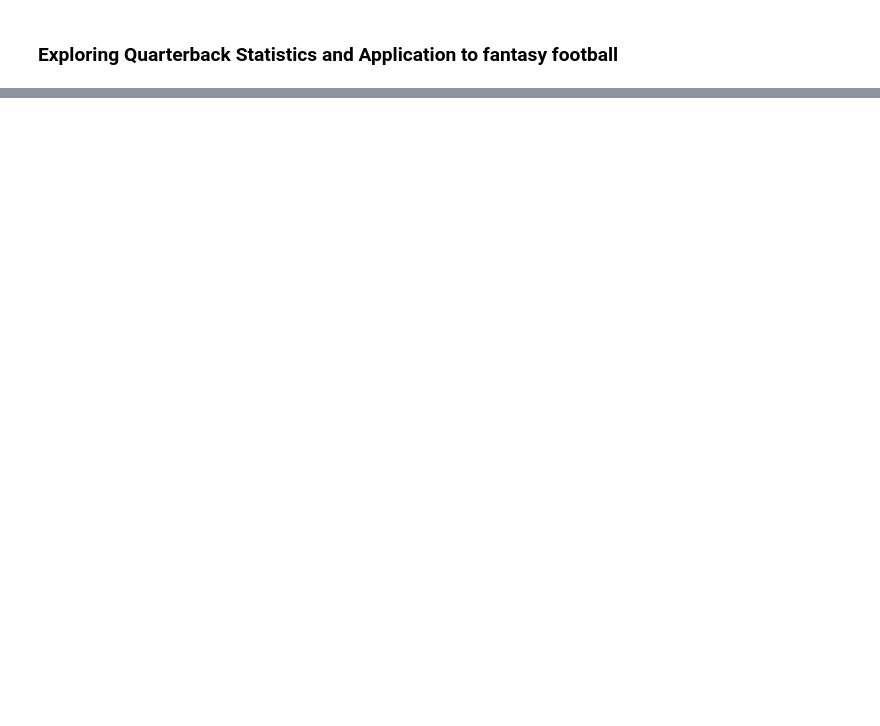
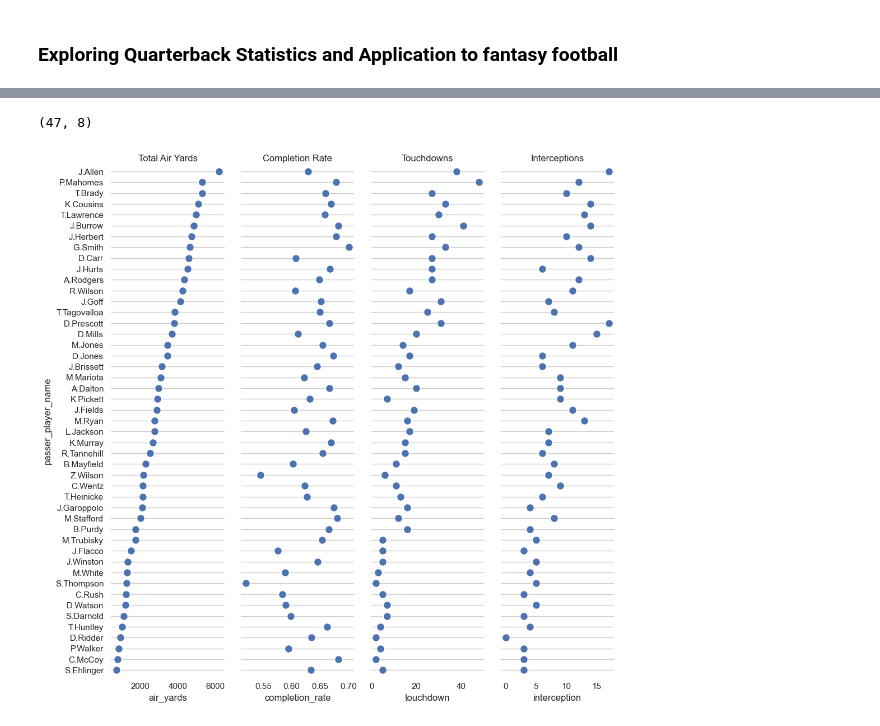
Before and after one commit to nmaniar9/football_analytics, a Jupyter notebook: quarterback_statistics.ipynb, the cells around one changed output, grey strips where cells are left out. Drawn from its saved outputs; the diff is of its cells as text; code cells hidden in the pictures; blank space fills up the shorter version.

```diff
--- a/quarterback_statistics.ipynb
+++ b/quarterback_statistics.ipynb
@@ -213,0 +64,48 @@ memory usage: 15.0+ KB
+# %%
+agg_features = {'air_yards':'sum','pass_attempt':'sum','complete_pass':'sum','touchdown':'sum','interception':'sum'}
+pbp_qb_basics = pbp_qb.groupby(['passer_player_name','passer_player_id']).agg(agg_features).reset_index()
+# %%
+pbp_qb_basics = pbp_qb_basics.query('pass_attempt >= 100').sort_values(by=['air_yards'], ascending = False)
+pbp_qb_basics['completion_rate'] = pbp_qb_basics['complete_pass']/pbp_qb_basics['pass_attempt']
+pbp_qb_basics.shape
+# %% [output]
+(47, 8)
+# %%
+pbp_qb_basics.rename(columns = {'air_yards':'air_yards',}, inplace = True)
+# %%
+new_column_order = ['passer_player_name','air_yards','completion_rate','touchdown','interception']
+
+# Create a new DataFrame with the rearranged columns
+plot_df = pbp_qb_basics[new_column_order]
+# %%
+#pbp_qb_basics_plot = pbp_qb_basics[pbp_qb_basics['passer_player_name','air_yards','completion_rate','touchdown','interception']]
+sns.set_theme(style="whitegrid")
+
+# Make the PairGrid
+g = sns.PairGrid(plot_df,
+                 x_vars=plot_df.columns[1:5], y_vars=["passer_player_name"],
+                 height=10, aspect=.25)
+
+# Draw a dot plot using the stripplot function
+g.map(sns.stripplot, size=10, orient="h", jitter=False,
+      palette="flare_r", linewidth=1, edgecolor="w")
+
+# Use the same x axis limits on all columns and add better labels
+#g.set(xlim=(0, 25), xlabel="Crashes", ylabel="")
+
+# Use semantically meaningful titles for the columns
+titles = ["Total Air Yards", "Completion Rate", "Touchdowns",
+          "Interceptions"]
+
+for ax, title in zip(g.axes.flat, titles):
+
+    # Set a different title for each axes
+    ax.set(title=title)
+
+    # Make the grid horizontal instead of vertical
+    ax.xaxis.grid(False)
+    ax.yaxis.grid(True)
+
+sns.despine(left=True, bottom=True)
+# %% [output]
+[figure, added]
```
Also changed, not shown: parts of 44 cells of this notebook.
